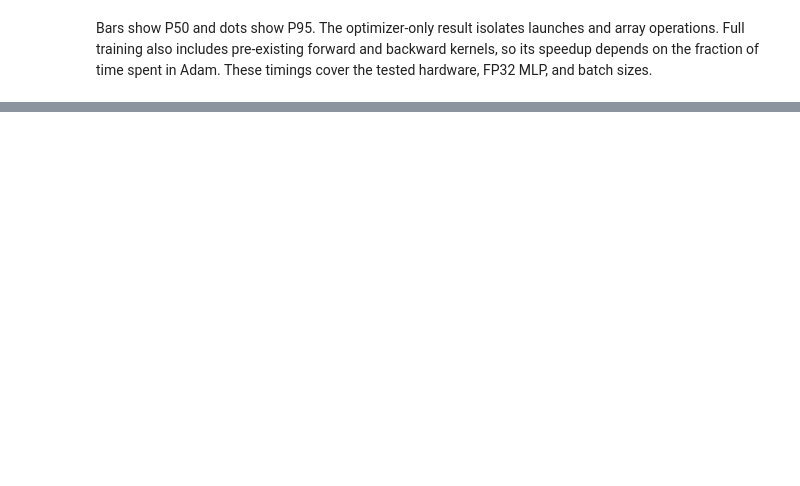
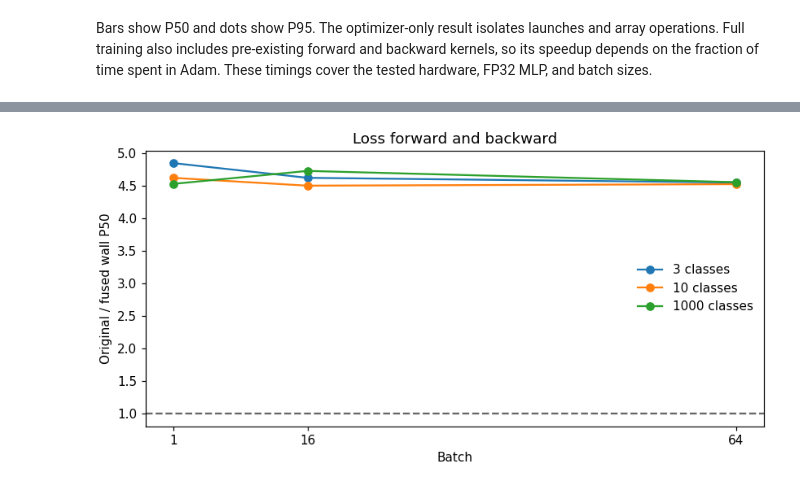
Before and after one commit to OrbisLumen/Comprehensive-Project-One-In-UESTC, a Jupyter notebook: examples/neural_network/gpu_optimization.ipynb, the cells around one changed output, grey strips where cells are left out. Saved outputs shown, nothing was run; the diff lists cells and outputs as text; code cells hidden in the pictures; blank space fills up the shorter version.

```diff
--- a/examples/neural_network/gpu_optimization.ipynb
+++ b/examples/neural_network/gpu_optimization.ipynb
@@ -191,0 +578,21 @@ These timings cover the tested hardware, FP32 MLP, and batch sizes.
+# %%
+loss_timings = {}
+for classes in (3, 10, 1000):
+    for batch in BATCHES:
+        logits = Variable(cp.asarray(rand.standard_normal((batch, classes), dtype=np.float32)))
+        labels = cp.asarray(rand.integers(classes, size=batch, dtype=np.int64))
+        def loss_step():
+            logits.cleargrad()
+            F.softmax_cross_entropy(logits, labels).backward()
+        loss_timings[classes, batch] = measure([
+            (lambda: enabled(BASE), loss_step), (lambda: enabled({'Loss'}), loss_step)])
+fig, ax = plt.subplots(figsize=(7.5, 3.8), layout='constrained')
+for classes in (3, 10, 1000):
+    ax.plot(BATCHES, [loss_timings[classes, b][0]['wall'] / loss_timings[classes, b][1]['wall']
+                      for b in BATCHES], marker='o', label=f'{classes} classes')
+ax.axhline(1, color='0.4', linestyle='--')
+ax.set(xlabel='Batch', ylabel='Original / fused wall P50', title='Loss forward and backward', xticks=BATCHES)
+ax.legend(frameon=False)
+plt.show()
+# %% [output]
+[figure, added]
```
Also changed, not shown: parts of 21 cells of this notebook, 7 other files.
